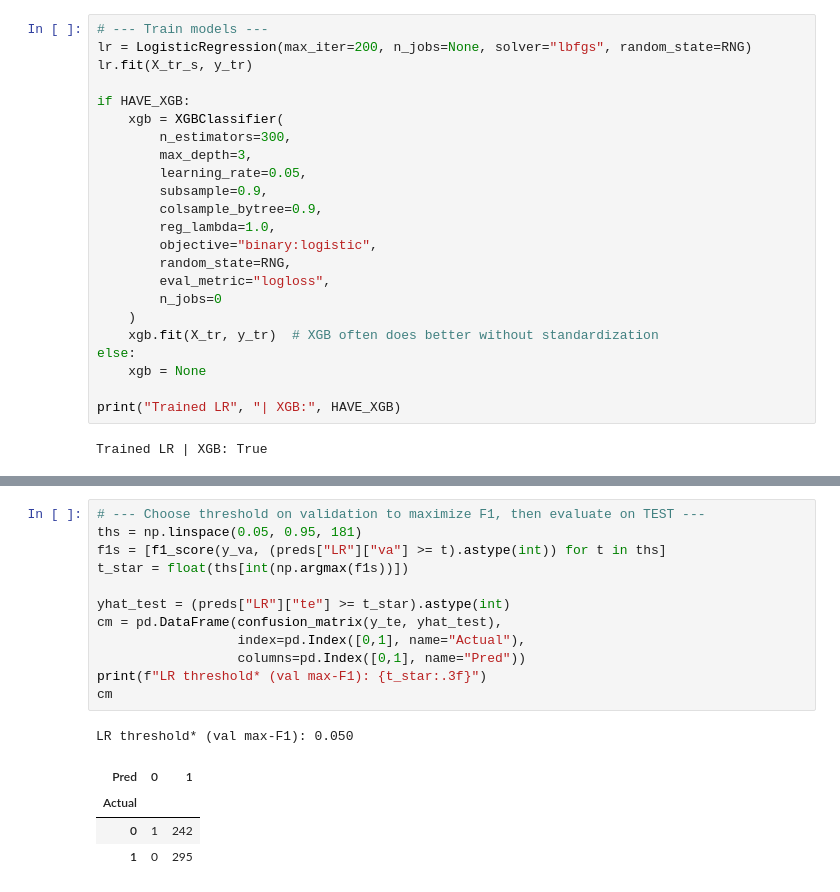
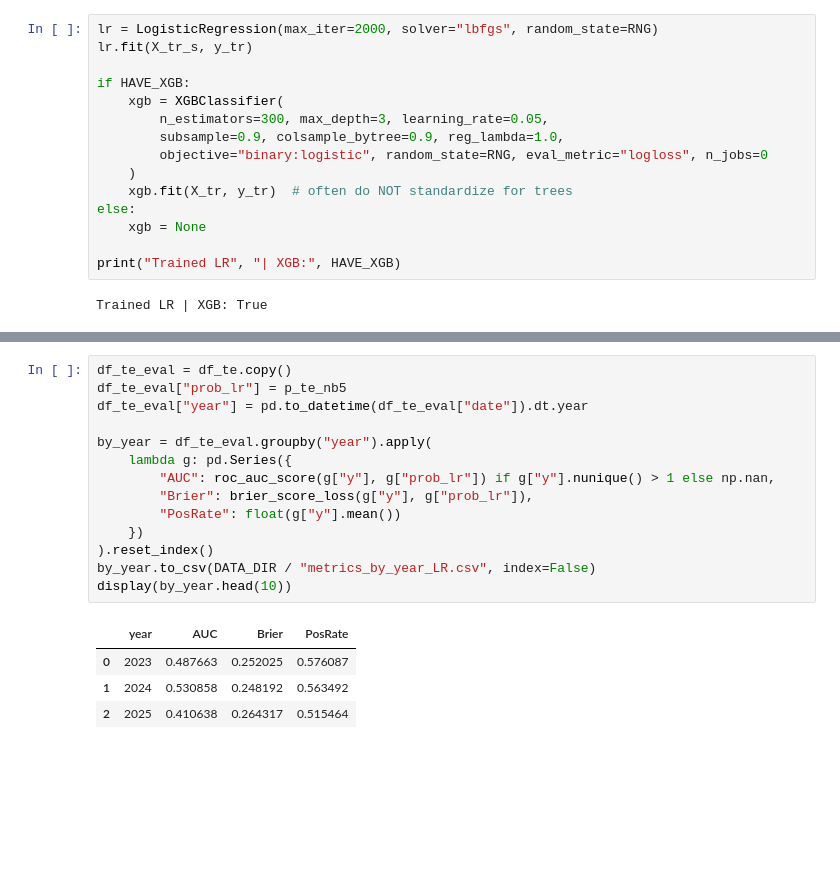
Before and after one commit to yubyunghun/stock-direction-ml, a Jupyter notebook: notebooks/05_explainability.ipynb, the cells around one changed output, grey strips where cells are left out. Cells and saved outputs as stored; diff of their text form; blank space fills up the shorter version.

```diff
--- a/notebooks/05_explainability.ipynb
+++ b/notebooks/05_explainability.ipynb
@@ -147,24 +132,16 @@ Features: 16
 Splits: (1611, 22) (537, 22) (538, 22)
 Label balance (train/val/test): 0.529 0.514 0.548
 # %%
-# --- Train models ---
-lr = LogisticRegression(max_iter=200, n_jobs=None, solver="lbfgs", random_state=RNG)
+lr = LogisticRegression(max_iter=2000, solver="lbfgs", random_state=RNG)
 lr.fit(X_tr_s, y_tr)
 
 if HAVE_XGB:
     xgb = XGBClassifier(
-        n_estimators=300,
-        max_depth=3,
-        learning_rate=0.05,
-        subsample=0.9,
-        colsample_bytree=0.9,
-        reg_lambda=1.0,
-        objective="binary:logistic",
-        random_state=RNG,
-        eval_metric="logloss",
-        n_jobs=0
+        n_estimators=300, max_depth=3, learning_rate=0.05,
+        subsample=0.9, colsample_bytree=0.9, reg_lambda=1.0,
+        objective="binary:logistic", random_state=RNG, eval_metric="logloss", n_jobs=0
     )
-    xgb.fit(X_tr, y_tr)  # XGB often does better without standardization
+    xgb.fit(X_tr, y_tr)  # often do NOT standardize for trees
 else:
     xgb = None
 
@@ -311,19 +291,20 @@ Brier (XGB): 0.2870526607090878
 # %%
-# --- Choose threshold on validation to maximize F1, then evaluate on TEST ---
-ths = np.linspace(0.05, 0.95, 181)
-f1s = [f1_score(y_va, (preds["LR"]["va"] >= t).astype(int)) for t in ths]
-t_star = float(ths[int(np.argmax(f1s))])
+df_te_eval = df_te.copy()
+df_te_eval["prob_lr"] = p_te_nb5
+df_te_eval["year"] = pd.to_datetime(df_te_eval["date"]).dt.year
 
-yhat_test = (preds["LR"]["te"] >= t_star).astype(int)
-cm = pd.DataFrame(confusion_matrix(y_te, yhat_test),
-                  index=pd.Index([0,1], name="Actual"),
-                  columns=pd.Index([0,1], name="Pred"))
-print(f"LR threshold* (val max-F1): {t_star:.3f}")
-cm
+by_year = df_te_eval.groupby("year").apply(
+    lambda g: pd.Series({
+        "AUC": roc_auc_score(g["y"], g["prob_lr"]) if g["y"].nunique() > 1 else np.nan,
+        "Brier": brier_score_loss(g["y"], g["prob_lr"]),
+        "PosRate": float(g["y"].mean())
+    })
+).reset_index()
+by_year.to_csv(DATA_DIR / "metrics_by_year_LR.csv", index=False)
+display(by_year.head(10))
 # %% [output]
-LR threshold* (val max-F1): 0.050
-| Pred | 0 | 1 |
-| Actual |  |  |
-| 0 | 1 | 242 |
-| 1 | 0 | 295 |
+|  | year | AUC | Brier | PosRate |
+| 0 | 2023 | 0.487663 | 0.252025 | 0.576087 |
+| 1 | 2024 | 0.530858 | 0.248192 | 0.563492 |
+| 2 | 2025 | 0.410638 | 0.264317 | 0.515464 |
 # %%
```
Also changed, not shown: parts of 13 cells of this notebook, 11 other files.
